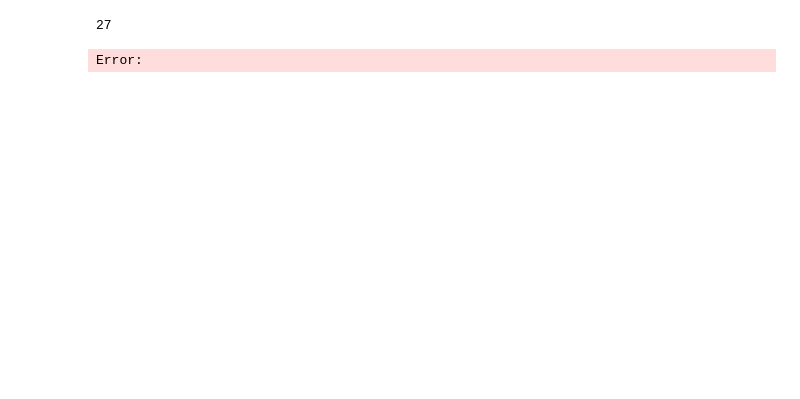
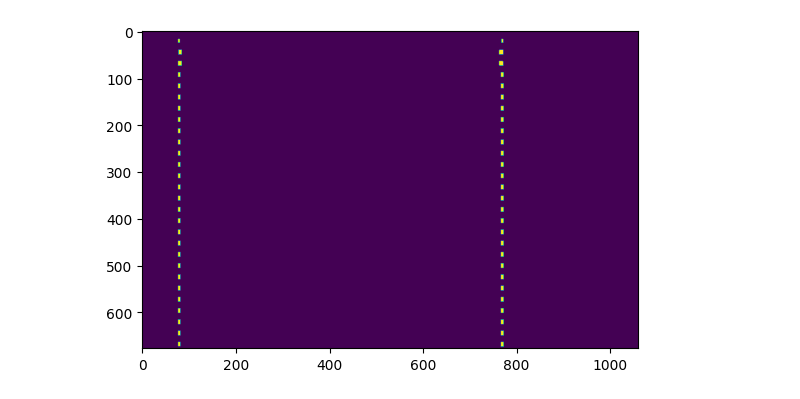
Before and after one commit to ZiadSheriif/Sa7a7LY, a Jupyter notebook: extract-cells.ipynb, the cells around one changed output. Cells and saved outputs as stored; diff of their text form; code cells hidden in the pictures; blank space fills up the shorter version.

```diff
--- a/extract-cells.ipynb
+++ b/extract-cells.ipynb
@@ -101,8 +122,7 @@ cv.waitKey(0)
 # %%
 # result
 res = cv.bitwise_and(closex,closey)
-cv.imshow("final",res)
-cv.waitKey(0)
+plt.imshow(res)
+plt.show()
 # %% [output]
-27
-Error:
+[figure, added]
```
Also changed, not shown: parts of 6 cells of this notebook.
